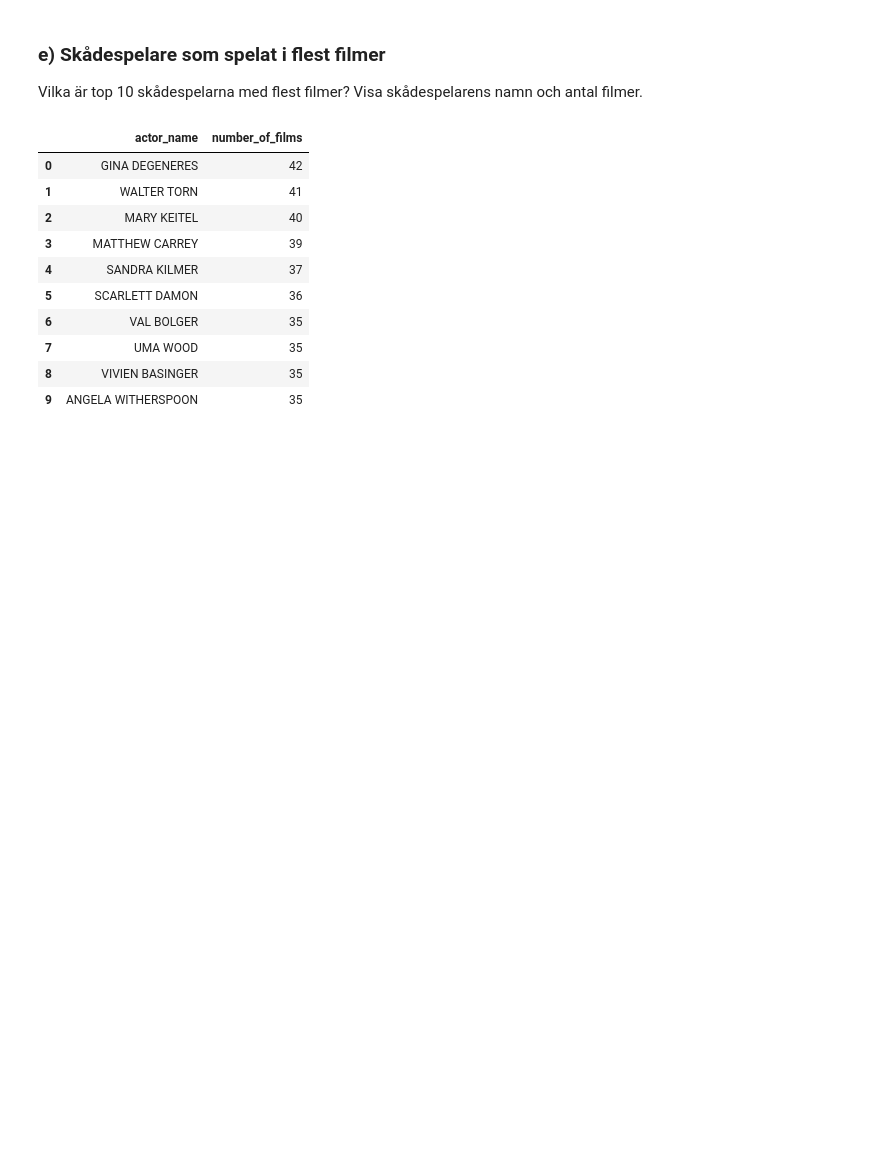
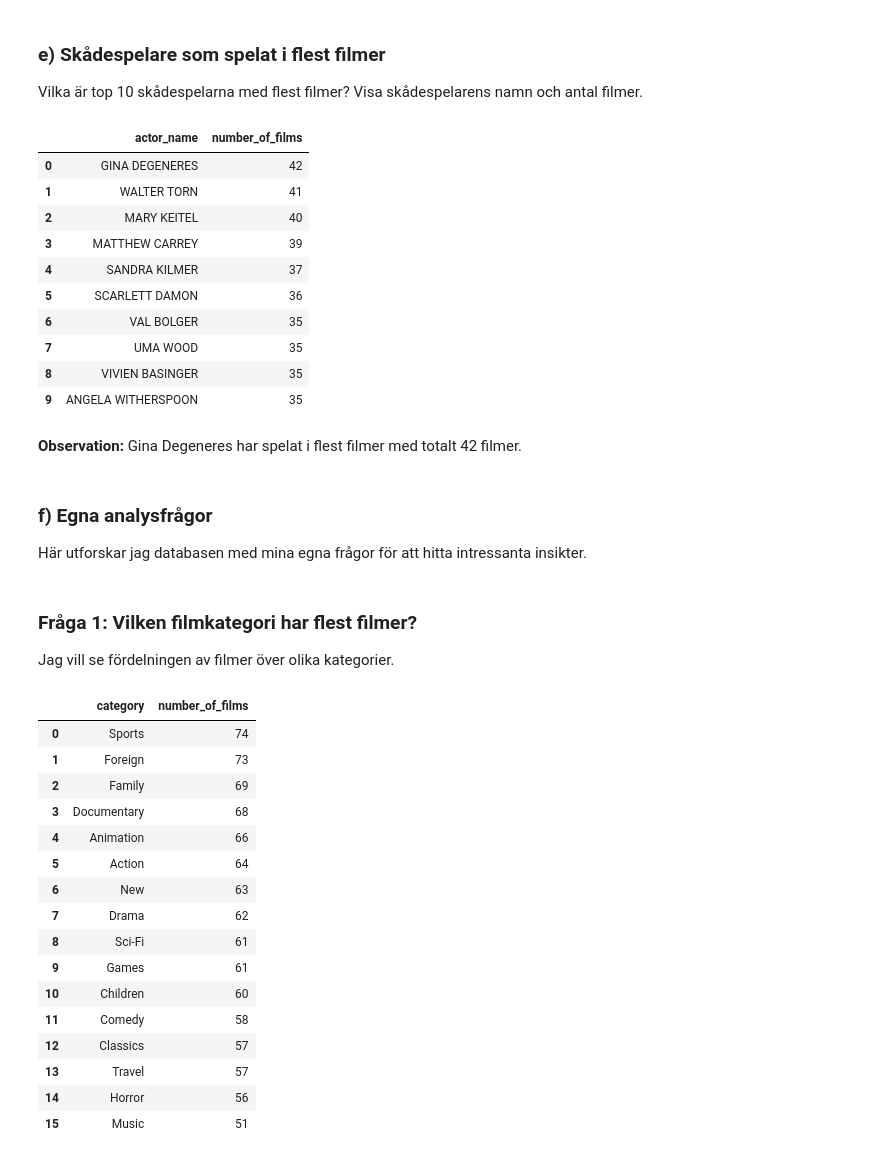
Before and after one commit to jazzuss/Sakila-Lab_Jasmin, a Jupyter notebook: notebooks/sakila_analysis.ipynb, the cells around one changed output. Cells and saved outputs as stored; diff of their text form; code cells hidden in the pictures; blank space fills up the shorter version.

```diff
--- a/notebooks/sakila_analysis.ipynb
+++ b/notebooks/sakila_analysis.ipynb
@@ -219,3 +219,43 @@ top_actors
 | 7 | UMA WOOD | 35 |
 | 8 | VIVIEN BASINGER | 35 |
 | 9 | ANGELA WITHERSPOON | 35 |
+# %% [markdown]
+**Observation:** Gina Degeneres har spelat i flest filmer med totalt 42 filmer.
+# %% [markdown]
+### f) Egna analysfrågor
+Här utforskar jag databasen med mina egna frågor för att hitta intressanta insikter.
+# %% [markdown]
+### Fråga 1: Vilken filmkategori har flest filmer?
+Jag vill se fördelningen av filmer över olika kategorier.
+# %%
+# Query för att hitta antal filmer per kategori
+query_f1 = """
+SELECT
+    c.name AS category,
+    COUNT(fc.film_id) AS number_of_films
+FROM category c
+JOIN film_category fc ON c.category_id = fc.category_id
+GROUP BY c.name
+ORDER BY number_of_films DESC
+"""
+
+films_by_category = query_sakila(query_f1)
+films_by_category
+# %% [output]
+|  | category | number_of_films |
+| 0 | Sports | 74 |
+| 1 | Foreign | 73 |
+| 2 | Family | 69 |
+| 3 | Documentary | 68 |
+| 4 | Animation | 66 |
+| 5 | Action | 64 |
+| 6 | New | 63 |
+| 7 | Drama | 62 |
+| 8 | Sci-Fi | 61 |
+| 9 | Games | 61 |
+| 10 | Children | 60 |
+| 11 | Comedy | 58 |
+| 12 | Classics | 57 |
+| 13 | Travel | 57 |
+| 14 | Horror | 56 |
+| 15 | Music | 51 |
```
Also changed, not shown: parts of 10 cells of this notebook.
